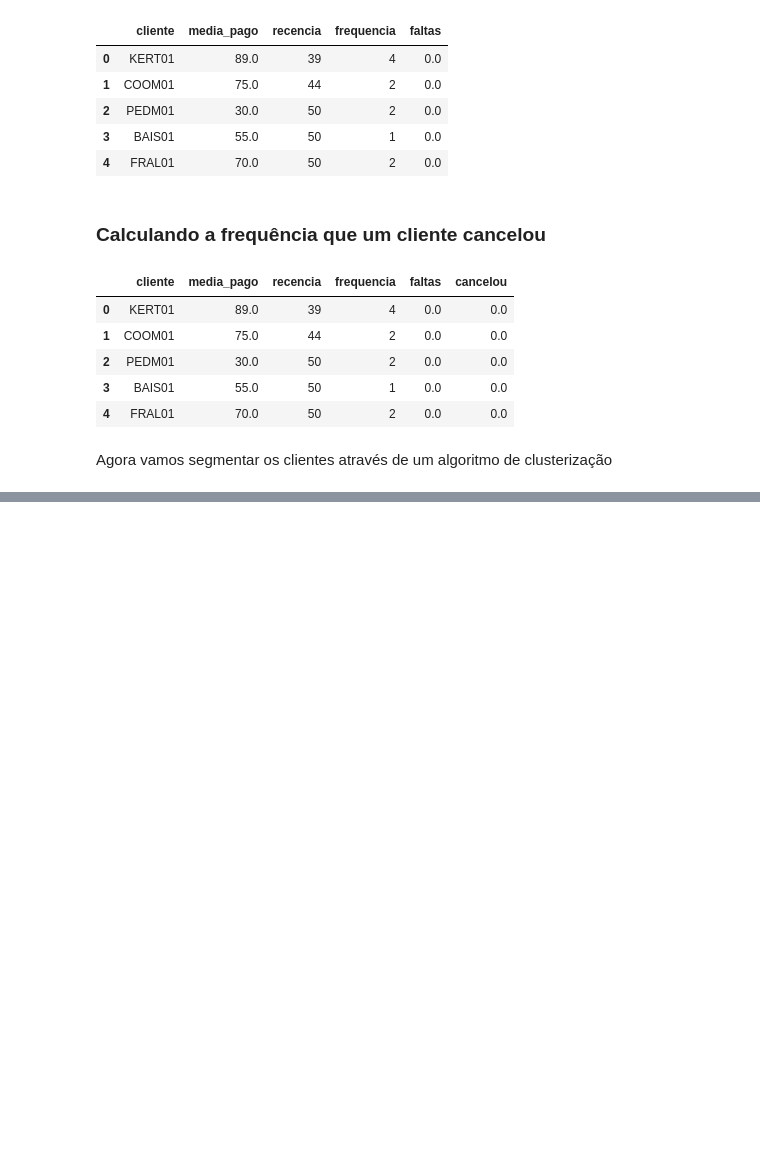
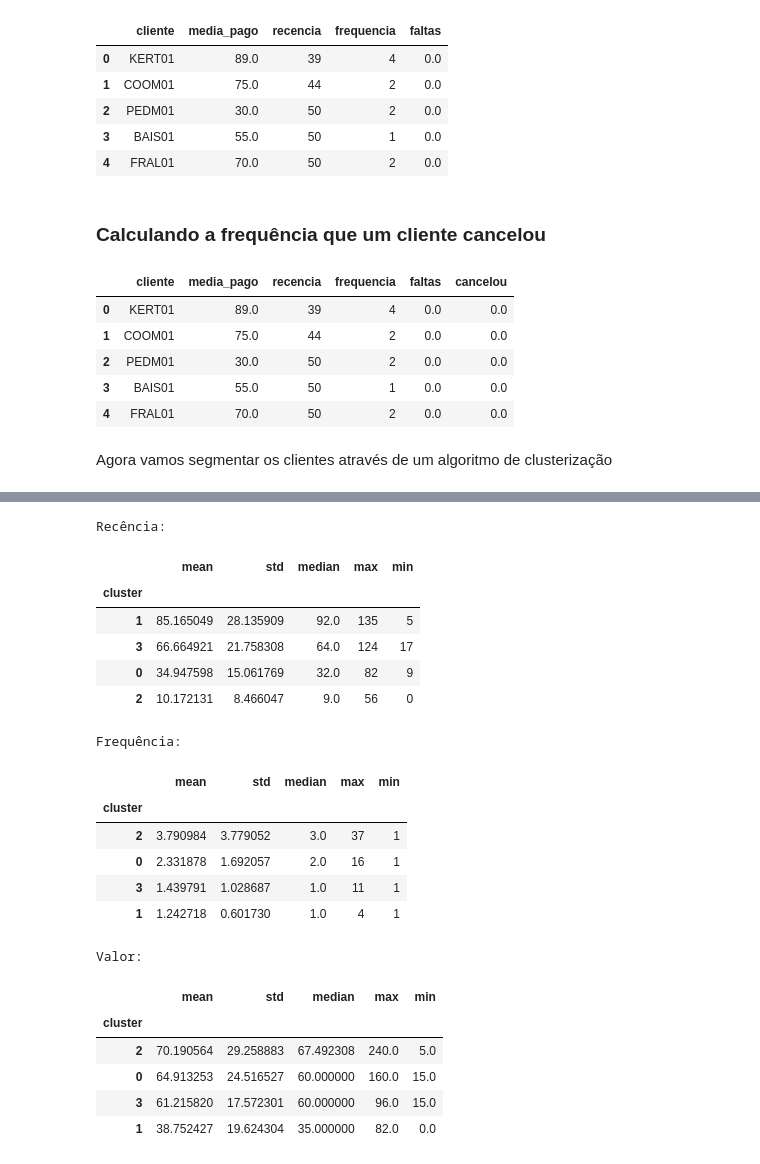
Before and after one commit to Alexandre-Esposte/Reserva_Nao_Honrada, a Jupyter notebook: notebooks/analises.ipynb, the cells around one changed output, grey strips where cells are left out. Saved outputs shown, nothing was run; the diff lists cells and outputs as text; code cells hidden in the pictures; blank space fills up the shorter version.

```diff
--- a/notebooks/analises.ipynb
+++ b/notebooks/analises.ipynb
@@ -874,0 +946,29 @@ dtype: int64
+# %%
+print('Recência:')
+display(compilado.groupby('cluster')['recencia'].agg(['mean','std','median','max','min']).sort_values(by='mean',ascending=False))
+print('Frequência:')
+display(compilado.groupby('cluster')['frequencia'].agg(['mean','std','median','max','min']).sort_values(by='mean',ascending=False))
+print('Valor:')
+display(compilado.groupby('cluster')['media_pago'].agg(['mean','std','median','max','min']).sort_values(by='mean',ascending=False))
+# %% [output]
+Recência:
+|  | mean | std | median | max | min |
+| cluster |  |  |  |  |  |
+| 1 | 85.165049 | 28.135909 | 92.0 | 135 | 5 |
+| 3 | 66.664921 | 21.758308 | 64.0 | 124 | 17 |
+| 0 | 34.947598 | 15.061769 | 32.0 | 82 | 9 |
+| 2 | 10.172131 | 8.466047 | 9.0 | 56 | 0 |
+Frequência:
+|  | mean | std | median | max | min |
+| cluster |  |  |  |  |  |
+| 2 | 3.790984 | 3.779052 | 3.0 | 37 | 1 |
+| 0 | 2.331878 | 1.692057 | 2.0 | 16 | 1 |
+| 3 | 1.439791 | 1.028687 | 1.0 | 11 | 1 |
+| 1 | 1.242718 | 0.601730 | 1.0 | 4 | 1 |
+Valor:
+|  | mean | std | median | max | min |
+| cluster |  |  |  |  |  |
+| 2 | 70.190564 | 29.258883 | 67.492308 | 240.0 | 5.0 |
+| 0 | 64.913253 | 24.516527 | 60.000000 | 160.0 | 15.0 |
+| 3 | 61.215820 | 17.572301 | 60.000000 | 96.0 | 15.0 |
+| 1 | 38.752427 | 19.624304 | 35.000000 | 82.0 | 0.0 |
```
Also changed, not shown: parts of 13 cells of this notebook.
